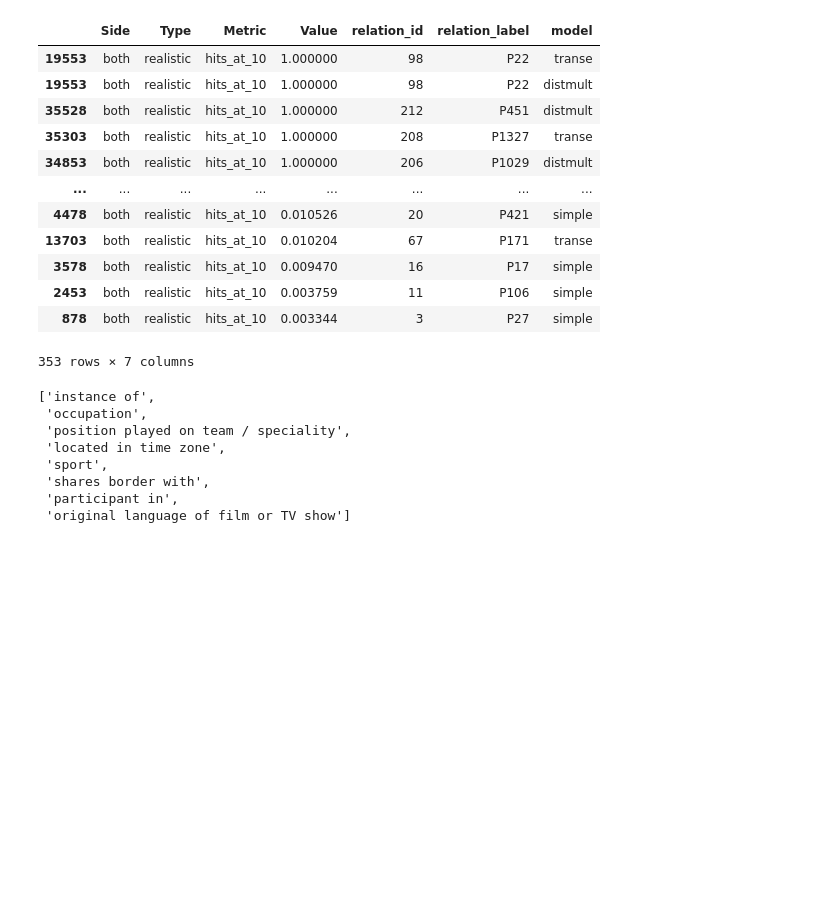
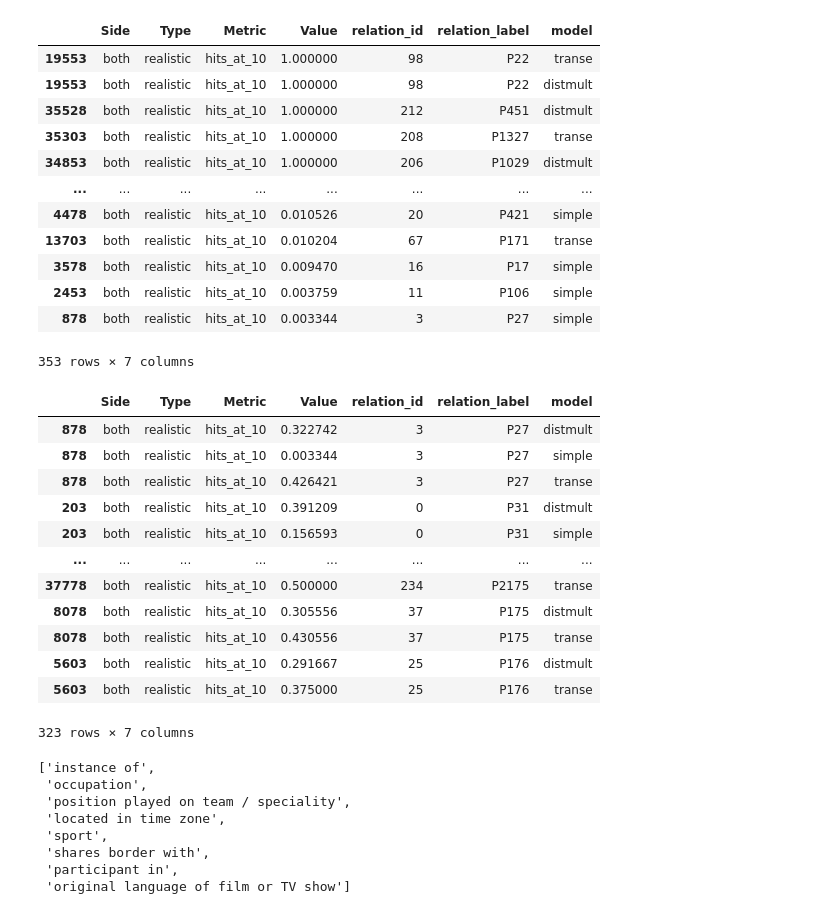
Before and after one commit to mortenterhart/KGE_Query_Completion, a Jupyter notebook: compare_example_predicates.ipynb, the cells around one changed output. Cells and saved outputs as stored; diff of their text form; code cells hidden in the pictures; blank space fills up the shorter version.

Commit message:
Select non-zero hits at 10 for dim512 metrics

```diff
--- a/compare_example_predicates.ipynb
+++ b/compare_example_predicates.ipynb
@@ -304,7 +304,8 @@ select_duplicate_values(dim32_hits10_nonzero, 'relation_label')
 | 136778 | both | realistic | hits_at_10 | 0.007143 | 726 | P735 | simple |
 | 184028 | both | realistic | hits_at_10 | 0.011905 | 726 | P735 | transe |
 # %%
-filter_metrics(dim512_predicate_metrics, 'hits_at_10', lambda value: value > 0).sort_values(by='Value', ascending=False)
+dim512_hits10_nonzero = filter_metrics(dim512_predicate_metrics, 'hits_at_10', lambda value: value > 0)
+dim512_hits10_nonzero.sort_values(by='Value', ascending=False)
 # %% [output]
 |  | Side | Type | Metric | Value | relation_id | relation_label | model |
 | 19553 | both | realistic | hits_at_10 | 1.000000 | 98 | P22 | transe |
@@ -319,6 +320,22 @@ filter_metrics(dim512_predicate_metrics, 'hits_at_10', lambda value: value > 0).
 | 2453 | both | realistic | hits_at_10 | 0.003759 | 11 | P106 | simple |
 | 878 | both | realistic | hits_at_10 | 0.003344 | 3 | P27 | simple |
 353 rows × 7 columns
+# %%
+select_duplicate_values(dim512_hits10_nonzero, 'relation_label')
+# %% [output]
+|  | Side | Type | Metric | Value | relation_id | relation_label | model |
+| 878 | both | realistic | hits_at_10 | 0.322742 | 3 | P27 | distmult |
+| 878 | both | realistic | hits_at_10 | 0.003344 | 3 | P27 | simple |
+| 878 | both | realistic | hits_at_10 | 0.426421 | 3 | P27 | transe |
+| 203 | both | realistic | hits_at_10 | 0.391209 | 0 | P31 | distmult |
+| 203 | both | realistic | hits_at_10 | 0.156593 | 0 | P31 | simple |
+| ... | ... | ... | ... | ... | ... | ... | ... |
+| 37778 | both | realistic | hits_at_10 | 0.500000 | 234 | P2175 | transe |
+| 8078 | both | realistic | hits_at_10 | 0.305556 | 37 | P175 | distmult |
+| 8078 | both | realistic | hits_at_10 | 0.430556 | 37 | P175 | transe |
+| 5603 | both | realistic | hits_at_10 | 0.291667 | 25 | P176 | distmult |
+| 5603 | both | realistic | hits_at_10 | 0.375000 | 25 | P176 | transe |
+323 rows × 7 columns
 # %%
 example_predicates = ['P31', 'P106', 'P413', 'P421', 'P641', 'P47', 'P1344', 'P364']
 get_wikidata_property_names(example_predicates)
```
